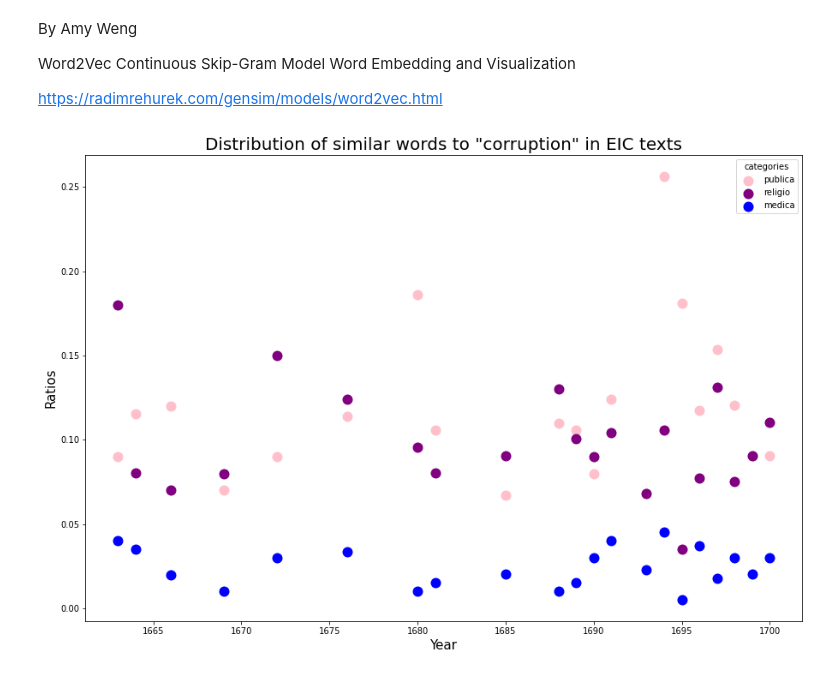
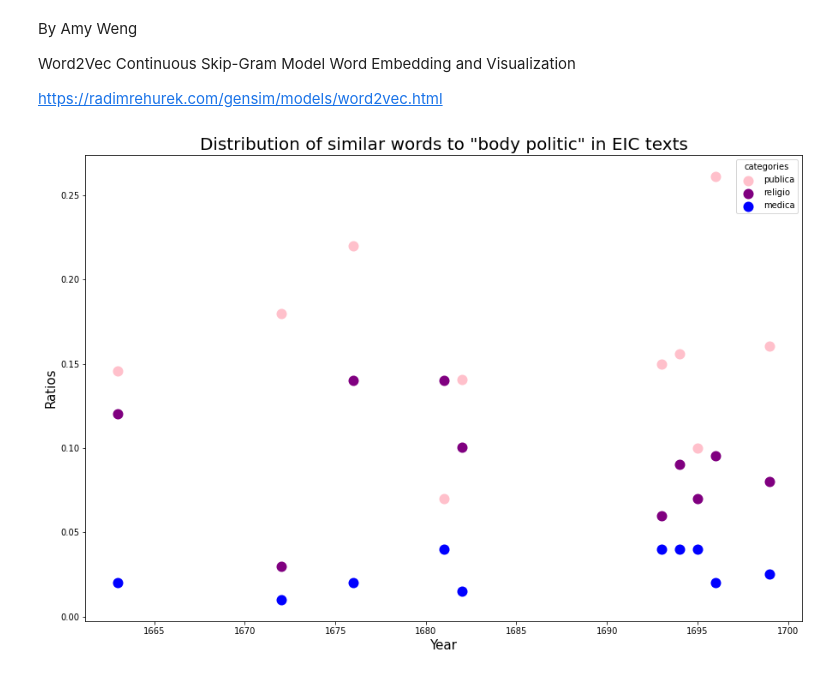
Before and after one commit to hsmith221/ECBC-21-22, a Jupyter notebook: Code_Files/embed.ipynb, the cells around one changed output. Drawn from its saved outputs; the diff is of its cells as text; code cells hidden in the pictures.

Commit message:
graph

```diff
--- a/Code_Files/embed.ipynb
+++ b/Code_Files/embed.ipynb
@@ -91,26 +91,26 @@ for year in range(1660,1700+1):
 outfile = '/home/rapiduser/ECBC-21-22/Text_Files/cosine similarities/eic_corruption_ratios.csv'
 df.to_csv(outfile)
 # %%
-data = pd.read_csv('/home/rapiduser/ECBC-21-22/Text_Files/cosine similarities/eic_corruption_ratios.csv')
+data = pd.read_csv('/home/rapiduser/ECBC-21-22/Text_Files/cosine similarities/eic_bodyPolitic_ratios.csv')
 import matplotlib.pyplot as plt
 x1= data['year'].tolist()
 y1 = data['publica ratio'].tolist()
 y2 = data['religio ratio'].tolist()
 y3 = data['medica ratio'].tolist()
 plt.figure(figsize = (15, 10))
 plt.scatter(x1, y1, c ="pink", linewidths = 2, s = 100)
 plt.scatter(x1, y2, c ="purple", linewidths = 2, s = 100)
 plt.scatter(x1, y3, c ="blue", linewidths = 2, s = 100)
 names = ['publica','religio','medica']
 plt.legend(labels=names,title="categories")
 # plt.title('Cosine similarities of "corruption" to different lexicons in EIC texts', fontsize=20)
-plt.title('Distribution of similar words to "corruption" in EIC texts', fontsize=20)
+plt.title('Distribution of similar words to "body politic" in EIC texts', fontsize=20)
 
 plt.xlabel("Year",fontsize=15)
 plt.ylabel("Ratios",fontsize=15)
 plt.show()
 # %% [output]
-[figure, old version]
+[figure, new version]
 # %%
 import os
 import re
```
Also changed, not shown: 1 other file.
